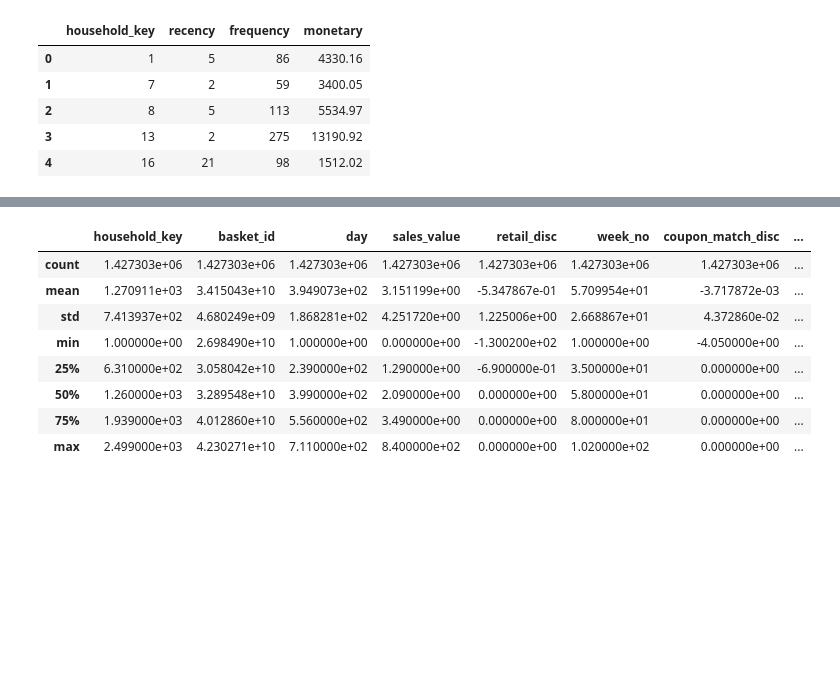
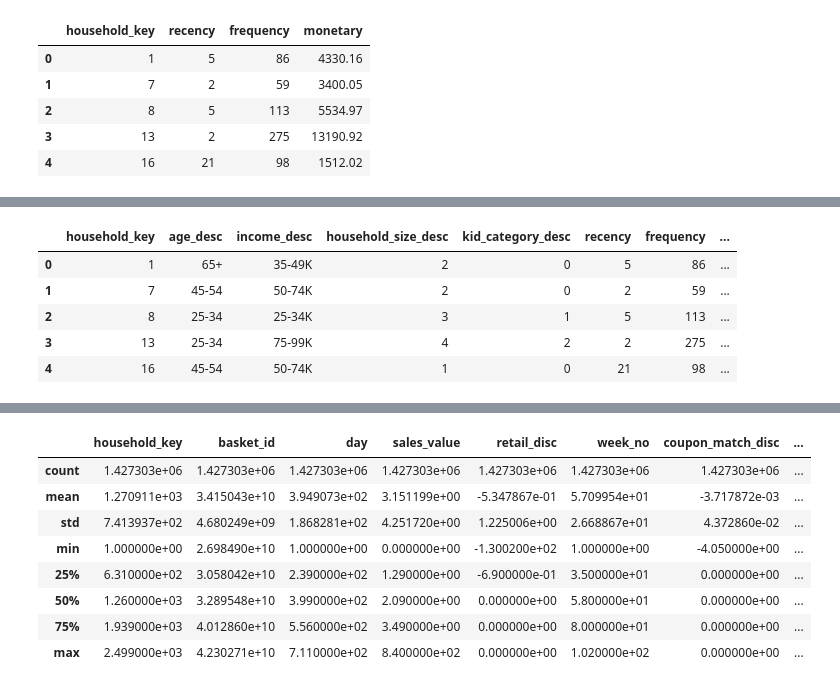
Before and after one commit to DATA601-CustSegment-Nov2025-to-Feb2026/New-CustSegment-Project, a Jupyter notebook: Customer_Segmentation_(Preprocessing).ipynb, the cells around one changed output, grey strips where cells are left out. Drawn from its saved outputs; the diff is of its cells as text; code cells hidden in the pictures; blank space fills up the shorter version.

```diff
--- a/Customer_Segmentation_(Preprocessing).ipynb
+++ b/Customer_Segmentation_(Preprocessing).ipynb
@@ -1103,0 +1523,25 @@ rfm_df.head()
+# %%
+# Age - Ordinal Encoding
+age_order = ['19-24', '25-34', '35-44', '45-54', '55-64', '65+']
+age_mapping = {age: i for i, age in enumerate(age_order)}
+household_profile_df['age_encoded'] = household_profile_df['age_desc'].map(age_mapping)
+
+# Income - Ordinal Encoding
+income_order = ['Under 15K', '15-24K', '25-34K', '35-49K', '50-74K',
+                '75-99K', '100-124K', '125-149K', '150-174K',
+                '175-199K', '200-249K', '250K+']
+income_mapping = {income: i for i, income in enumerate(income_order)}
+household_profile_df['income_encoded'] = household_profile_df['income_desc'].map(income_mapping)
+
+# Household Size - Ordinal Encoding
+household_size_order = ['1', '2', '3', '4', '5+']
+household_size_mapping = {size: i for i, size in enumerate(household_size_order)}
+household_profile_df['household_size_encoded'] = household_profile_df['household_size_desc'].map(household_size_mapping)
+
+# Kid Category - Ordinal Encoding
+# Convert all values in ''kid_category_desc' variable to string
+household_profile_df['kid_category_desc'] = household_profile_df['kid_category_desc'].astype(str)
+
+kid_order = ['0', '1', '2', '3+']
+kid_mapping = {kid: i for i, kid in enumerate(kid_order)}
+household_profile_df['kid_category_encoded'] = household_profile_df['kid_category_desc'].map(kid_mapping)
@@ -1103,0 +1583,10 @@ rfm_df.head()
+# %%
+# Display first 5 rows of the dataset
+household_profile_df.head()
+# %% [output]
+|  | household_key | age_desc | income_desc | household_size_desc | kid_category_desc | recency | frequency | ... |
+| 0 | 1 | 65+ | 35-49K | 2 | 0 | 5 | 86 | ... |
+| 1 | 7 | 45-54 | 50-74K | 2 | 0 | 2 | 59 | ... |
+| 2 | 8 | 25-34 | 25-34K | 3 | 1 | 5 | 113 | ... |
+| 3 | 13 | 25-34 | 75-99K | 4 | 2 | 2 | 275 | ... |
+| 4 | 16 | 45-54 | 50-74K | 1 | 0 | 21 | 98 | ... |
```
Also changed, not shown: parts of 51 cells of this notebook.
